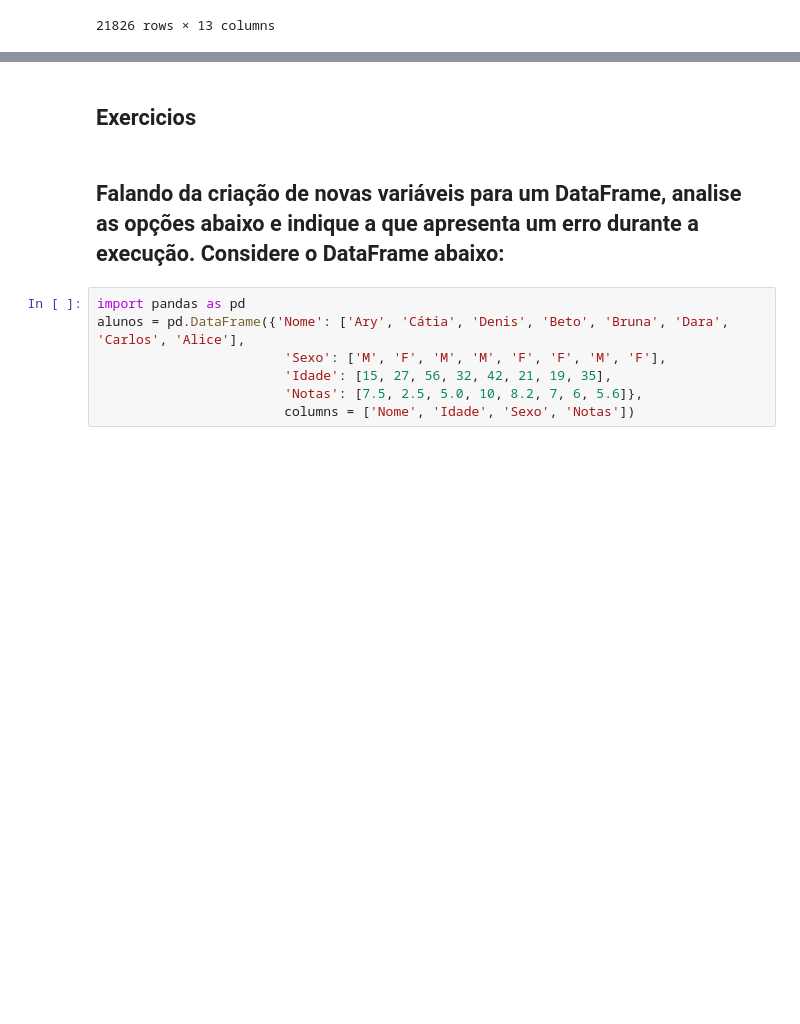
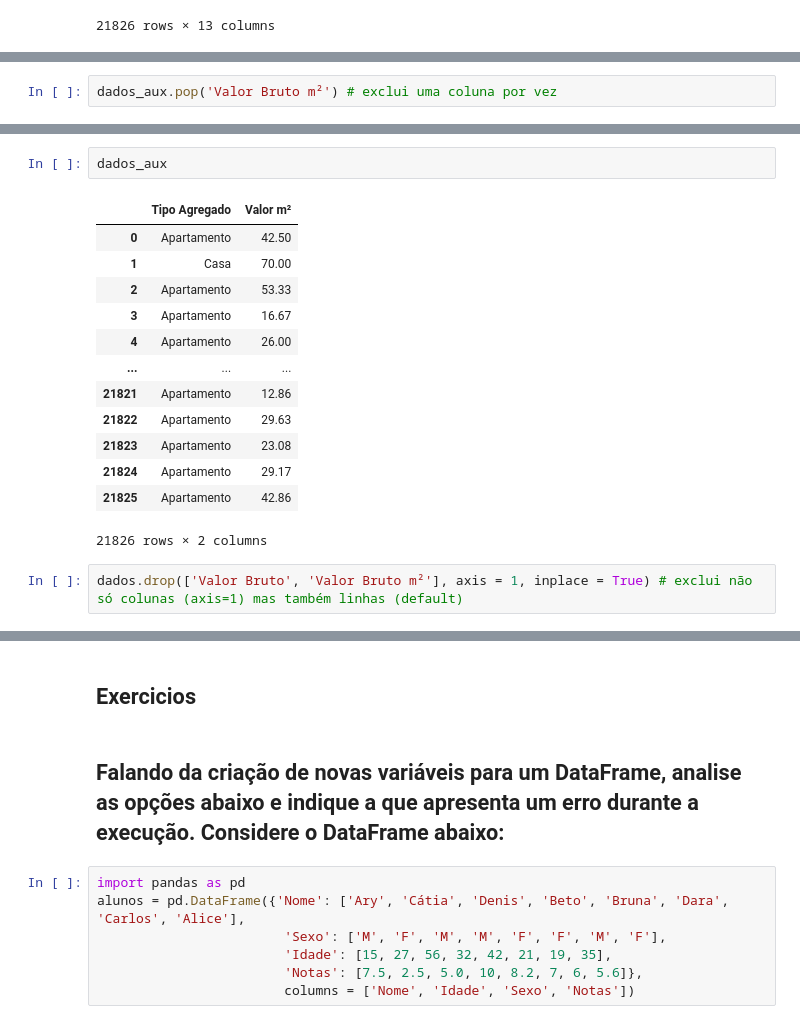
Before and after one commit to cglima/alura-python-pandas-tratando-e-analisando-dados, a Jupyter notebook: notebook/criando-novas-variaveis.ipynb, the cells around one changed output, grey strips where cells are left out. Cells and saved outputs as stored; diff of their text form; blank space fills up the shorter version.

```diff
--- a/notebook/criando-novas-variaveis.ipynb
+++ b/notebook/criando-novas-variaveis.ipynb
@@ -105,0 +140,2 @@ dados
+# %%
+dados_aux.pop('Valor Bruto m²') # exclui uma coluna por vez
@@ -105,0 +155,18 @@ dados
+# %%
+dados_aux
+# %% [output]
+|  | Tipo Agregado | Valor m² |
+| 0 | Apartamento | 42.50 |
+| 1 | Casa | 70.00 |
+| 2 | Apartamento | 53.33 |
+| 3 | Apartamento | 16.67 |
+| 4 | Apartamento | 26.00 |
+| ... | ... | ... |
+| 21821 | Apartamento | 12.86 |
+| 21822 | Apartamento | 29.63 |
+| 21823 | Apartamento | 23.08 |
+| 21824 | Apartamento | 29.17 |
+| 21825 | Apartamento | 42.86 |
+21826 rows × 2 columns
+# %%
+dados.drop(['Valor Bruto', 'Valor Bruto m²'], axis = 1, inplace = True) # exclui não só colunas (axis=1) mas também linhas (default)
```
Also changed, not shown: parts of 9 cells of this notebook, 1 other file.
